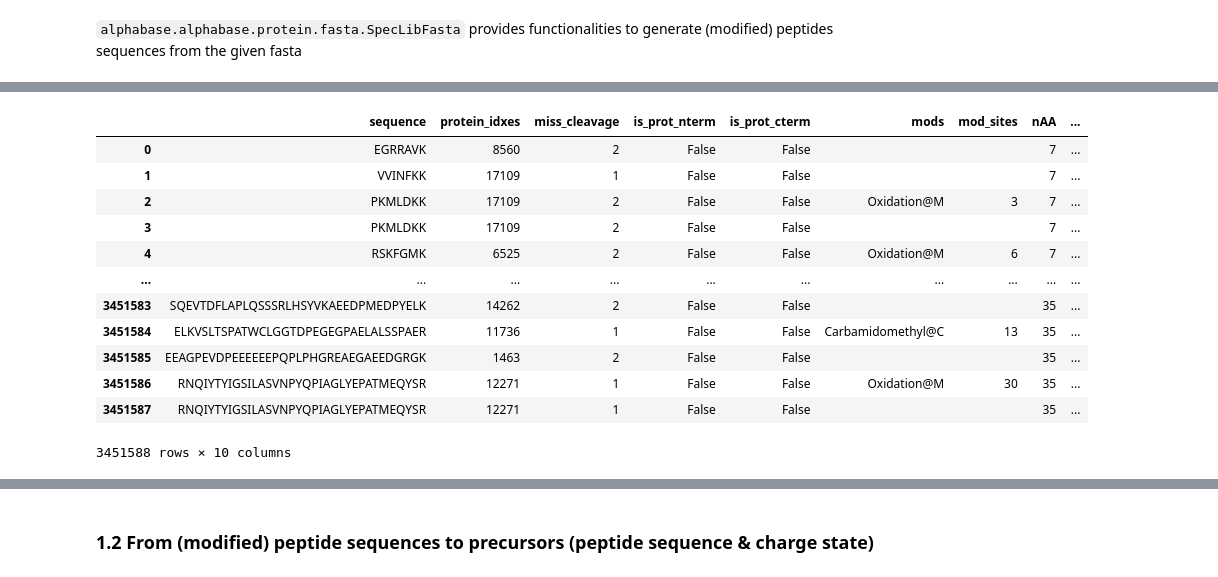
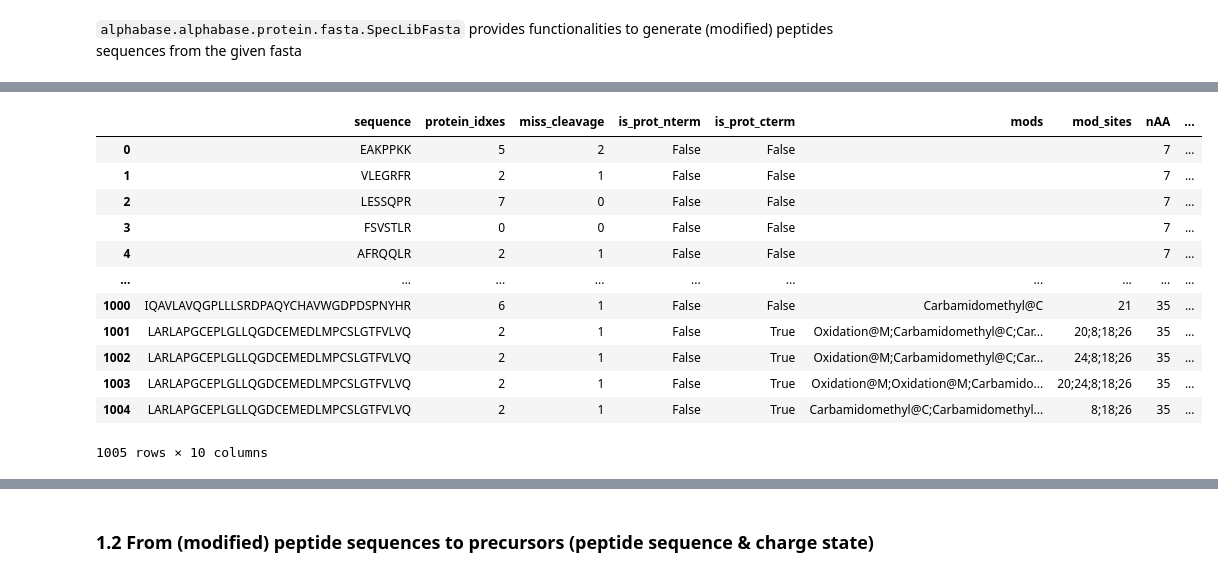
Before and after one commit to MannLabs/alphabase, a Jupyter notebook: docs/tutorials/tutorial_basic_functionalities.ipynb, the cells around one changed output, grey strips where cells are left out. Cells and saved outputs as stored; diff of their text form; code cells hidden in the pictures.

```diff
--- a/docs/tutorials/tutorial_basic_functionalities.ipynb
+++ b/docs/tutorials/tutorial_basic_functionalities.ipynb
@@ -78,31 +57,31 @@ protease_dict
 # %%
 # define the path to a fasta file
-fasta_files = "/Users/patriciaskowronek/Documents/alphaBase_text_data/human_240123.fasta"
+fasta_files = ["data/sample_proteins.fasta"]
 
 # generate a list of peptide sequences based on the fasta file
 fasta_lib.get_peptides_from_fasta(fasta_files)
 
 # add the columns: protein and gene names
 fasta_lib.append_protein_name()
 
 # add sequences with variable and fixed modifications
 fasta_lib.add_modifications()
 
 fasta_lib.precursor_df
 # %% [output]
 |  | sequence | protein_idxes | miss_cleavage | is_prot_nterm | is_prot_cterm | mods | mod_sites | nAA | ... |
-| 0 | EGRRAVK | 8560 | 2 | False | False |  |  | 7 | ... |
-| 1 | VVINFKK | 17109 | 1 | False | False |  |  | 7 | ... |
-| 2 | PKMLDKK | 17109 | 2 | False | False | Oxidation@M | 3 | 7 | ... |
-| 3 | PKMLDKK | 17109 | 2 | False | False |  |  | 7 | ... |
-| 4 | RSKFGMK | 6525 | 2 | False | False | Oxidation@M | 6 | 7 | ... |
+| 0 | EAKPPKK | 5 | 2 | False | False |  |  | 7 | ... |
+| 1 | VLEGRFR | 2 | 1 | False | False |  |  | 7 | ... |
+| 2 | LESSQPR | 7 | 0 | False | False |  |  | 7 | ... |
+| 3 | FSVSTLR | 0 | 0 | False | False |  |  | 7 | ... |
+| 4 | AFRQQLR | 2 | 1 | False | False |  |  | 7 | ... |
 | ... | ... | ... | ... | ... | ... | ... | ... | ... | ... |
-| 3451583 | SQEVTDFLAPLQSSSRLHSYVKAEEDPMEDPYELK | 14262 | 2 | False | False |  |  | 35 | ... |
-| 3451584 | ELKVSLTSPATWCLGGTDPEGEGPAELALSSPAER | 11736 | 1 | False | False | Carbamidomethyl@C | 13 | 35 | ... |
-| 3451585 | EEAGPEVDPEEEEEEPQPLPHGREAEGAEEDGRGK | 1463 | 2 | False | False |  |  | 35 | ... |
-| 3451586 | RNQIYTYIGSILASVNPYQPIAGLYEPATMEQYSR | 12271 | 1 | False | False | Oxidation@M | 30 | 35 | ... |
-| 3451587 | RNQIYTYIGSILASVNPYQPIAGLYEPATMEQYSR | 12271 | 1 | False | False |  |  | 35 | ... |
+| 1000 | IQAVLAVQGPLLLSRDPAQYCHAVWGDPDSPNYHR | 6 | 1 | False | False | Carbamidomethyl@C | 21 | 35 | ... |
+| 1001 | LARLAPGCEPLGLLQGDCEMEDLMPCSLGTFVLVQ | 2 | 1 | False | True | Oxidation@M;Carbamidomethyl@C;Car... | 20;8;18;26 | 35 | ... |
+| 1002 | LARLAPGCEPLGLLQGDCEMEDLMPCSLGTFVLVQ | 2 | 1 | False | True | Oxidation@M;Carbamidomethyl@C;Car... | 24;8;18;26 | 35 | ... |
+| 1003 | LARLAPGCEPLGLLQGDCEMEDLMPCSLGTFVLVQ | 2 | 1 | False | True | Oxidation@M;Oxidation@M;Carbamido... | 20;24;8;18;26 | 35 | ... |
+| 1004 | LARLAPGCEPLGLLQGDCEMEDLMPCSLGTFVLVQ | 2 | 1 | False | True | Carbamidomethyl@C;Carbamidomethyl... | 8;18;26 | 35 | ... |
-3451588 rows × 10 columns
+1005 rows × 10 columns
 # %%
 # Add phospho as modification to the peptide sequences
 
```
Also changed, not shown: parts of 20 cells of this notebook, 5 other files.
